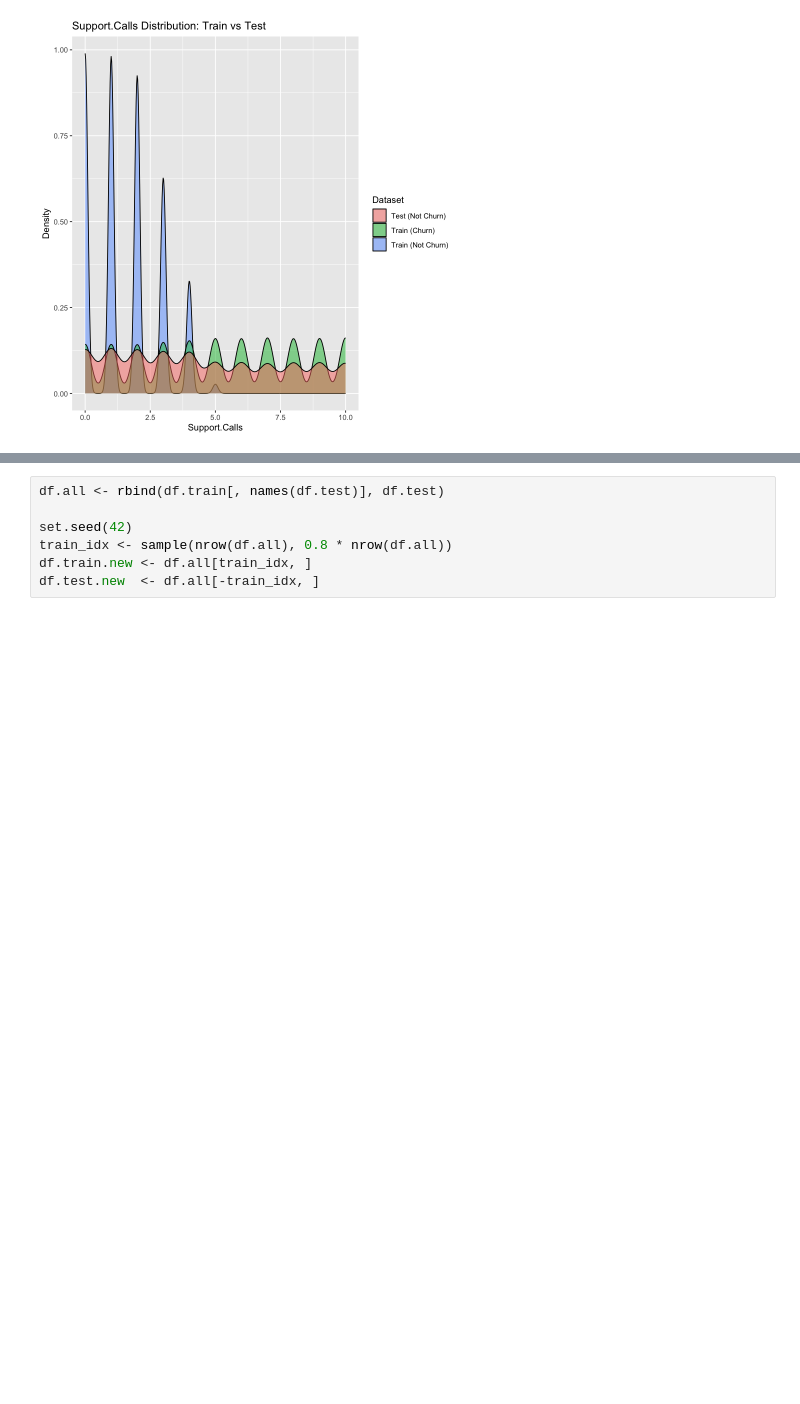
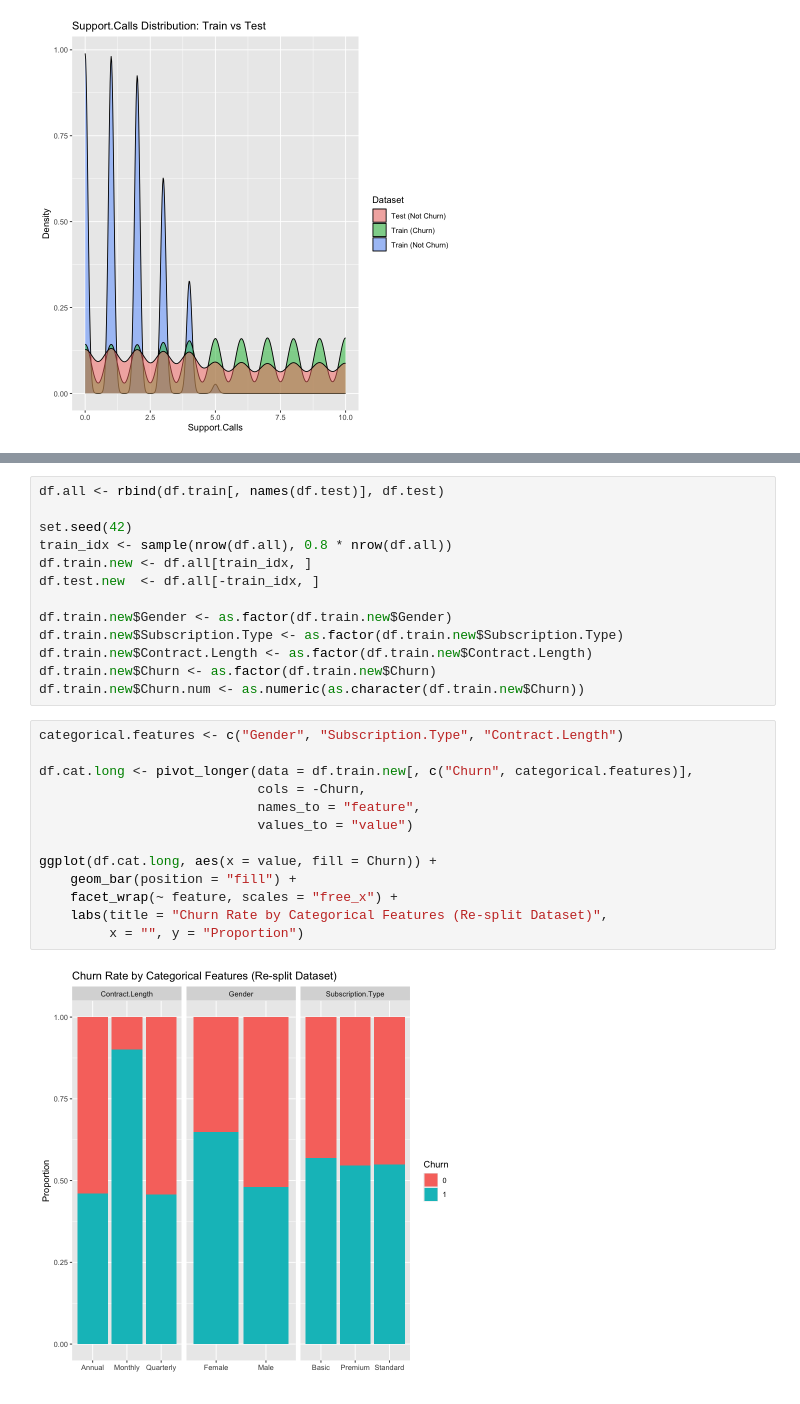
Before and after one commit to ShengPeiWilliam/telecom-churn-ml, a Jupyter notebook: code/churn_analysis.ipynb, the cells around one changed output, grey strips where cells are left out. Cells and saved outputs as stored; diff of their text form; blank space fills up the shorter version.

```diff
--- a/code/churn_analysis.ipynb
+++ b/code/churn_analysis.ipynb
@@ -326,3 +337,24 @@ set.seed(42)
 train_idx <- sample(nrow(df.all), 0.8 * nrow(df.all))
 df.train.new <- df.all[train_idx, ]
 df.test.new  <- df.all[-train_idx, ]
+
+df.train.new$Gender <- as.factor(df.train.new$Gender)
+df.train.new$Subscription.Type <- as.factor(df.train.new$Subscription.Type)
+df.train.new$Contract.Length <- as.factor(df.train.new$Contract.Length)
+df.train.new$Churn <- as.factor(df.train.new$Churn)
+df.train.new$Churn.num <- as.numeric(as.character(df.train.new$Churn))
+# %%
+categorical.features <- c("Gender", "Subscription.Type", "Contract.Length")
+
+df.cat.long <- pivot_longer(data = df.train.new[, c("Churn", categorical.features)],
+                            cols = -Churn,
+                            names_to = "feature",
+                            values_to = "value")
+
+ggplot(df.cat.long, aes(x = value, fill = Churn)) +
+    geom_bar(position = "fill") +
+    facet_wrap(~ feature, scales = "free_x") +
+    labs(title = "Churn Rate by Categorical Features (Re-split Dataset)",
+         x = "", y = "Proportion")
+# %% [output]
+[figure, added]
```
Also changed, not shown: parts of 19 cells of this notebook, 2 other files.
